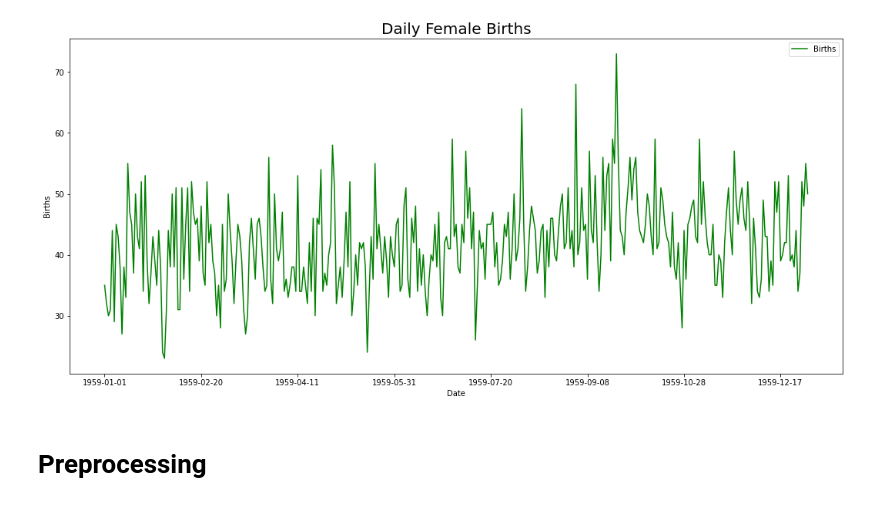
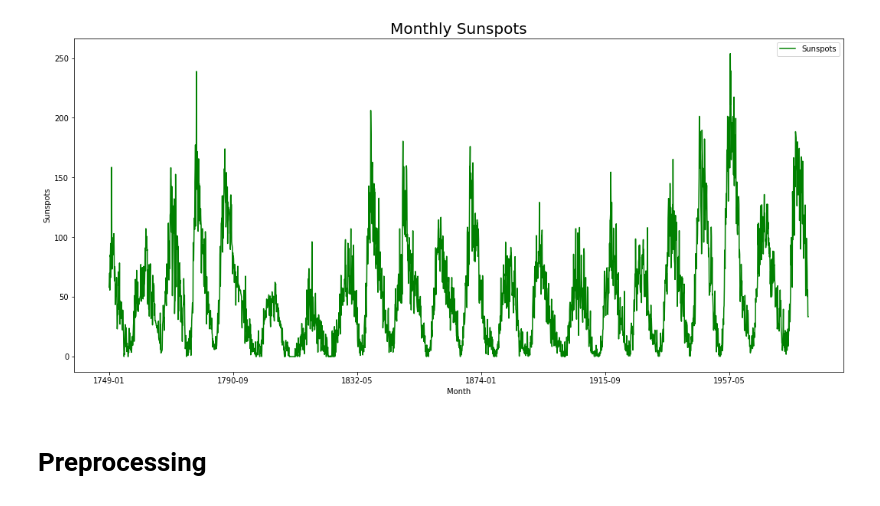
Before and after one commit to rpahlevy/forecast-learn, a Jupyter notebook: ann-1.ipynb, the cells around one changed output. Saved outputs shown, nothing was run; the diff lists cells and outputs as text; code cells hidden in the pictures.

```diff
--- a/ann-1.ipynb
+++ b/ann-1.ipynb
@@ -1,27 +1,27 @@
 # %%
 import pandas as pd
 import matplotlib.pyplot as plt
 from pandas import datetime
 
 # nama file csv
-file_csv = 'daily-total-female-births.csv'
+file_csv = 'monthly-sunspots.csv'
 # nama kolom untuk index (Month)
-index_name = 'Date'
+index_name = 'Month'
 # nama kolom untuk data (Sales)
-data_name = 'Births'
+data_name = 'Sunspots'
 
 df = pd.read_csv(file_csv, header=0, index_col=index_name)
 
 def show_plot(df, title, color):
     df.plot(color=color, figsize=(18,8))
     plt.title(title, fontsize=20)
-    plt.xlabel('Date')
-    plt.ylabel('Births')
+    plt.xlabel('Month')
+    plt.ylabel('Sunspots')
 
-show_plot(df, 'Daily Female Births', 'green')
+show_plot(df, 'Monthly Sunspots', 'green')
 plt.show()
 # %% [output]
-[figure, old version]
+[figure, new version]
 # %% [markdown]
 # Preprocessing
 # %%
```
Also changed, not shown: parts of 7 cells of this notebook.
